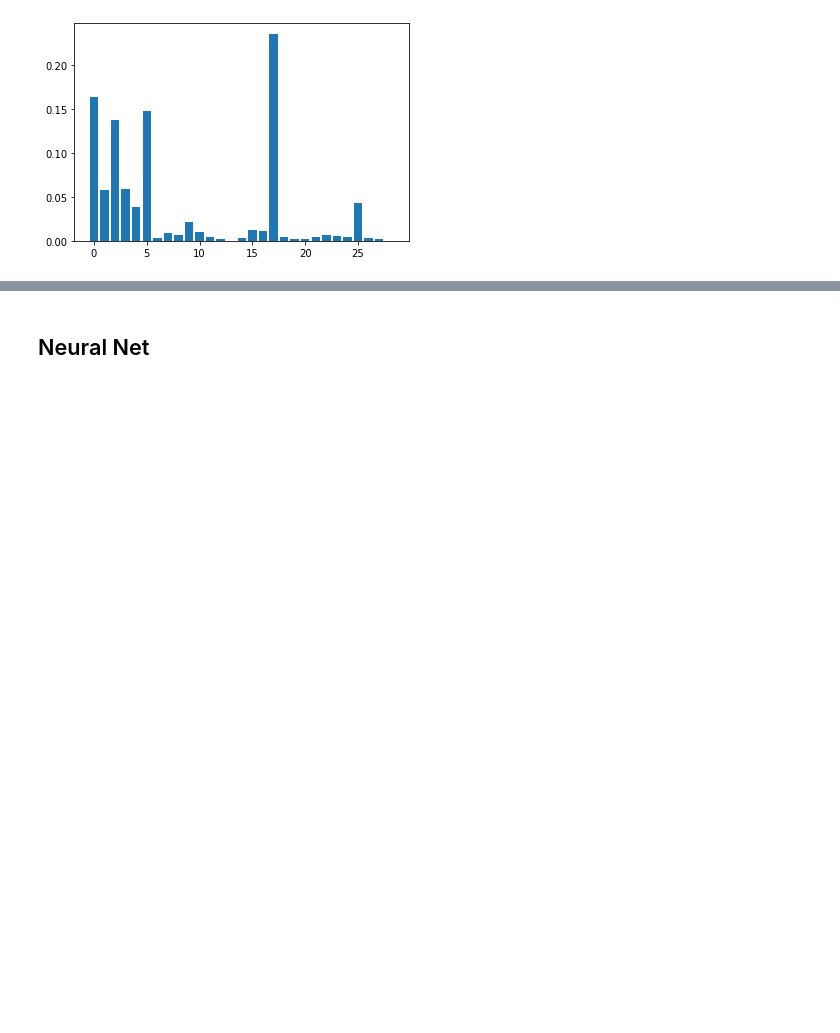
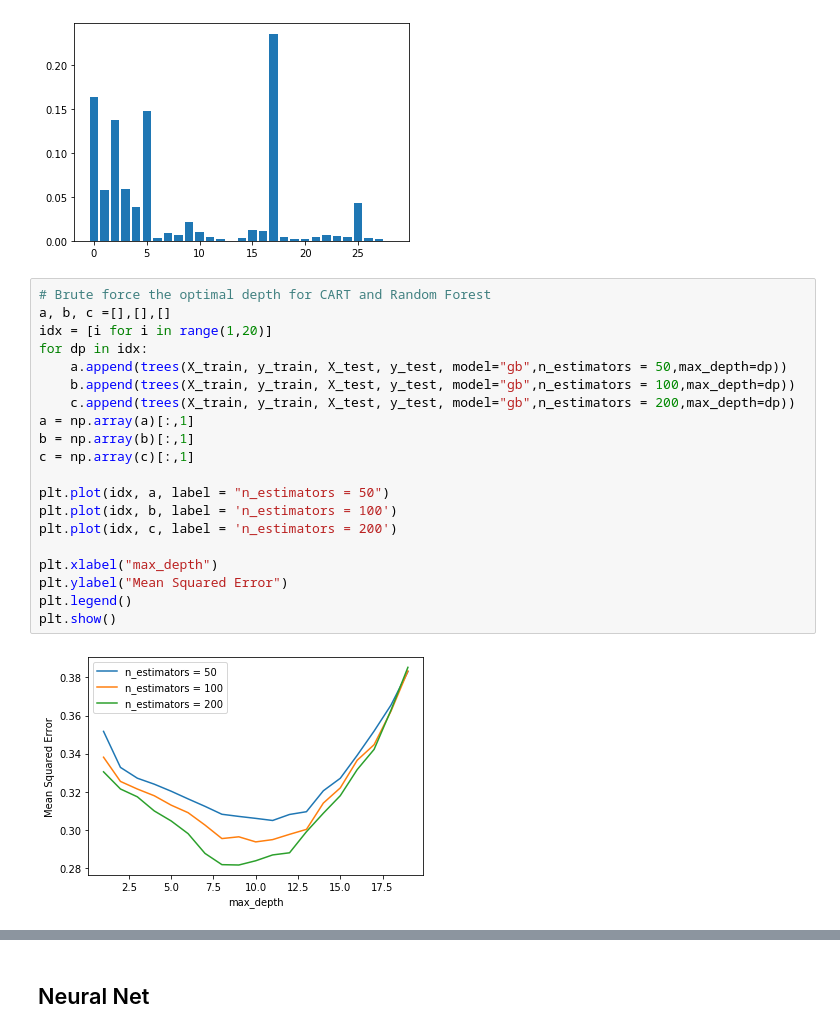
Before and after one commit to panbinwot/Thesis, a Jupyter notebook: Thesis_BinPan.ipynb, the cells around one changed output, grey strips where cells are left out. Cells and saved outputs as stored; diff of their text form; blank space fills up the shorter version.

```diff
--- a/Thesis_BinPan.ipynb
+++ b/Thesis_BinPan.ipynb
@@ -226,3 +266,25 @@ plt.bar(range(len(boost.feature_importances_)), boost.feature_importances_)
 plt.show()
 # %% [output]
 [figure]
+# %%
+# Brute force the optimal depth for CART and Random Forest
+a, b, c =[],[],[]
+idx = [i for i in range(1,20)]
+for dp in idx:
+    a.append(trees(X_train, y_train, X_test, y_test, model="gb",n_estimators = 50,max_depth=dp))
+    b.append(trees(X_train, y_train, X_test, y_test, model="gb",n_estimators = 100,max_depth=dp))
+    c.append(trees(X_train, y_train, X_test, y_test, model="gb",n_estimators = 200,max_depth=dp))
+a = np.array(a)[:,1]
+b = np.array(b)[:,1]
+c = np.array(c)[:,1]
+
+plt.plot(idx, a, label = "n_estimators = 50")
+plt.plot(idx, b, label = 'n_estimators = 100')
+plt.plot(idx, c, label = 'n_estimators = 200')
+
+plt.xlabel("max_depth")
+plt.ylabel("Mean Squared Error")
+plt.legend()
+plt.show()
+# %% [output]
+[figure, added]
```
Also changed, not shown: parts of 12 cells of this notebook, 9 other files.
